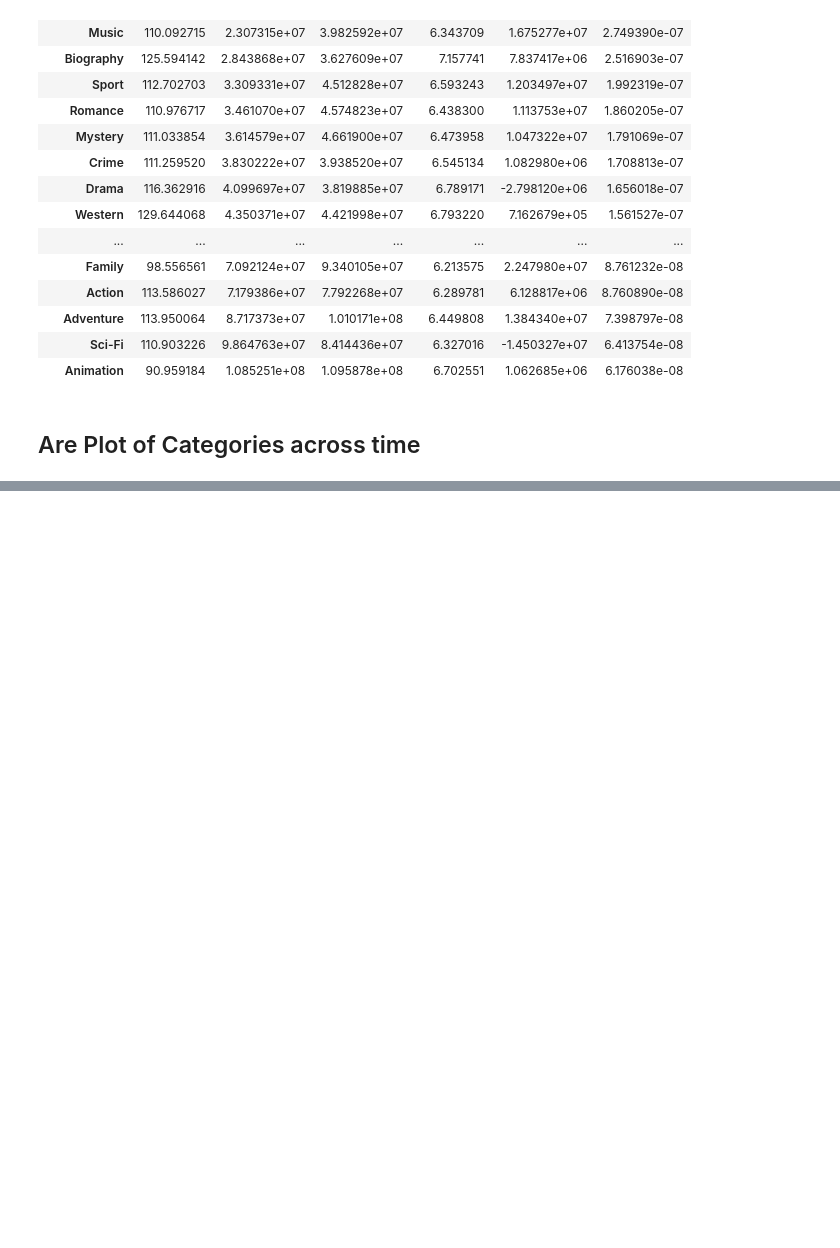
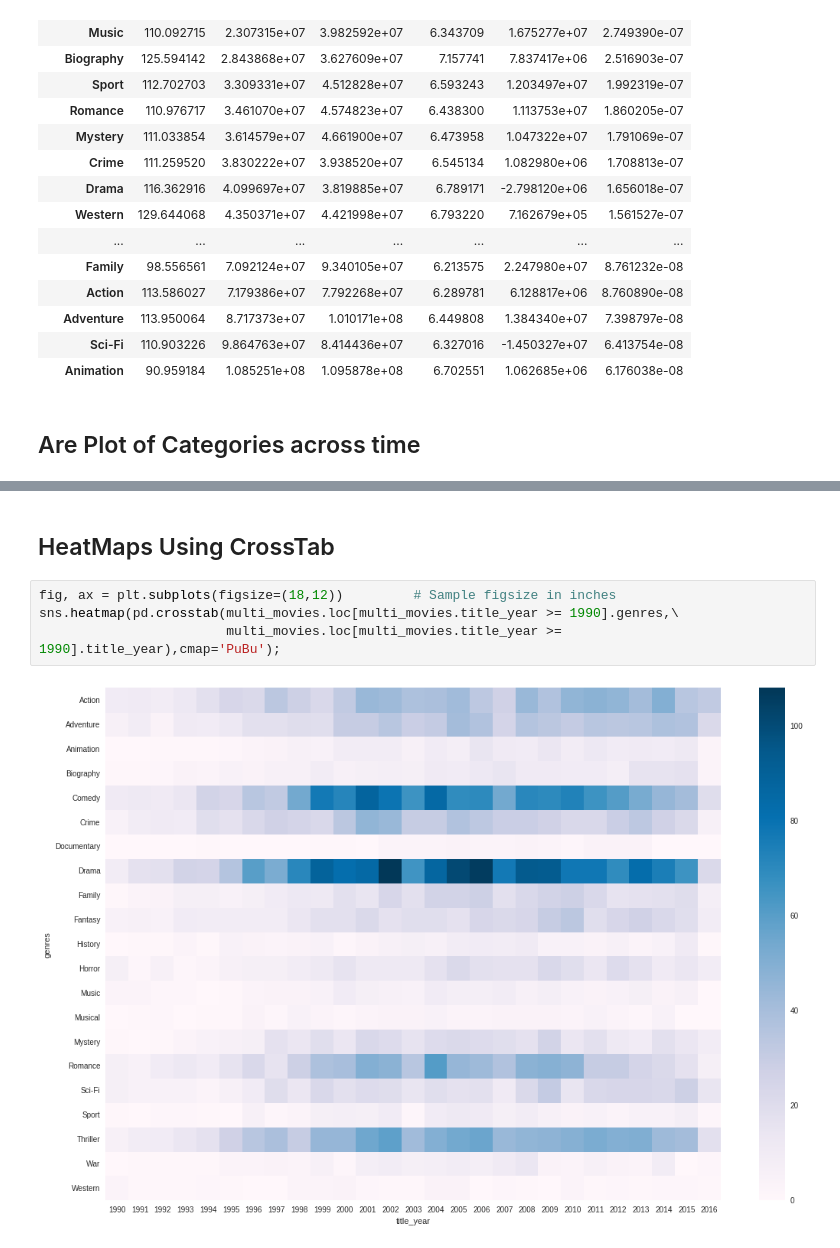
Before and after one commit to lrargerich/7506, a Jupyter notebook: Notebooks/Movies.ipynb, the cells around one changed output, grey strips where cells are left out. Cells and saved outputs as stored; diff of their text form; blank space fills up the shorter version.

```diff
--- a/Notebooks/Movies.ipynb
+++ b/Notebooks/Movies.ipynb
@@ -633,0 +656,8 @@ plt.show()
+# %% [markdown]
+## HeatMaps Using CrossTab
+# %%
+fig, ax = plt.subplots(figsize=(18,12))         # Sample figsize in inches
+sns.heatmap(pd.crosstab(multi_movies.loc[multi_movies.title_year >= 1990].genres,\
+                        multi_movies.loc[multi_movies.title_year >= 1990].title_year),cmap='PuBu');
+# %% [output]
+[figure, added]
```
Also changed, not shown: parts of 15 cells of this notebook, 1 other file.
